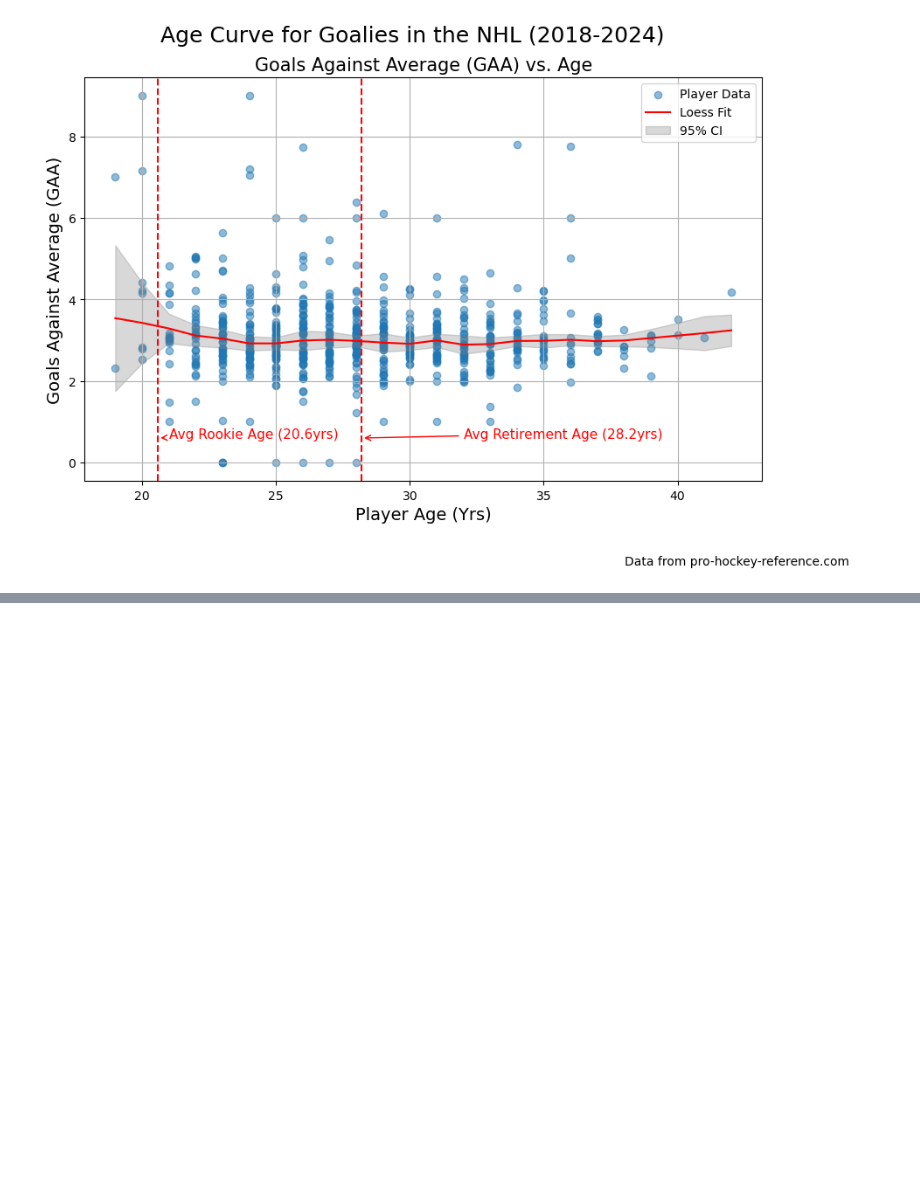
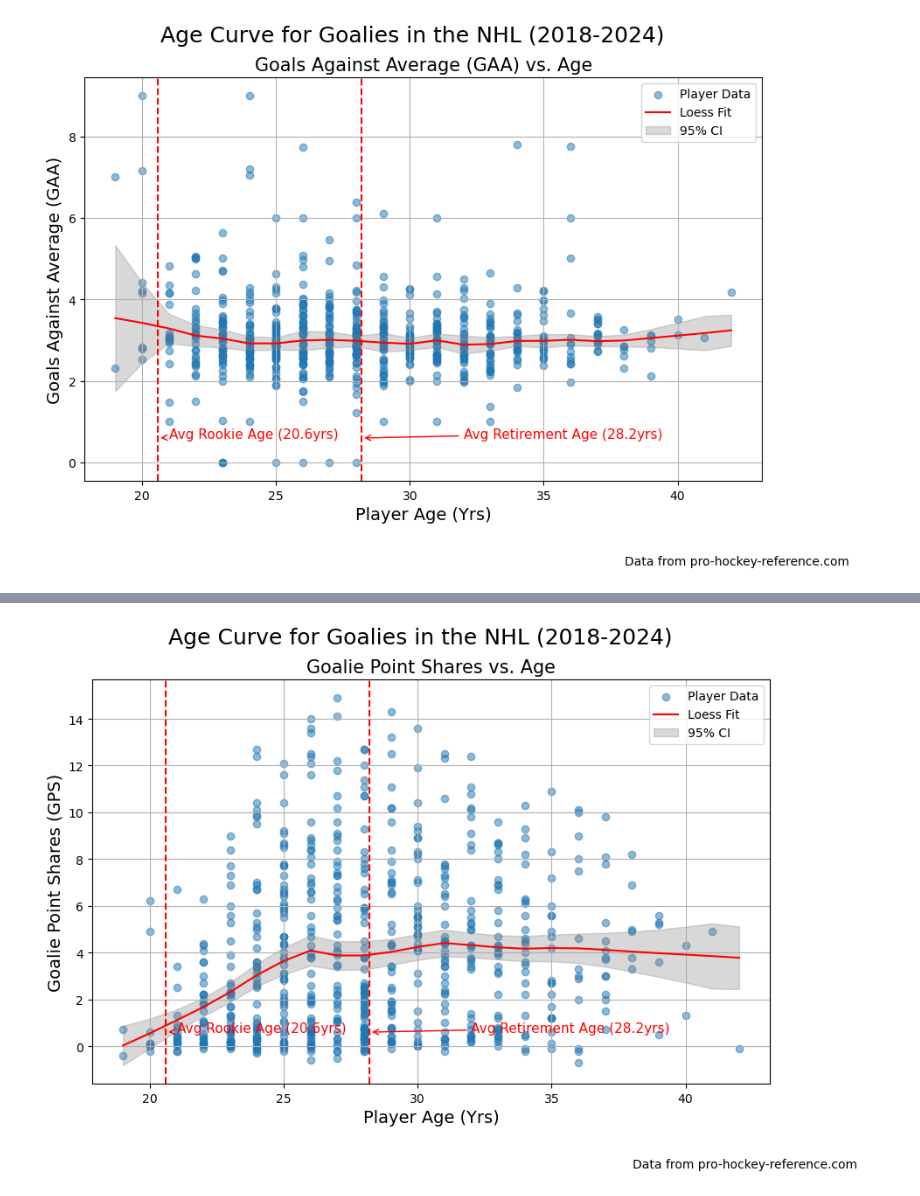
Before and after one commit to cfar506/DSCI235-Project, a Jupyter notebook: 235_Project/goalie_loess.ipynb, the cells around one changed output, grey strips where cells are left out. Drawn from its saved outputs; the diff is of its cells as text; code cells hidden in the pictures; blank space fills up the shorter version.

Commit message:
test comment to make sure its updating

```diff
--- a/235_Project/goalie_loess.ipynb
+++ b/235_Project/goalie_loess.ipynb
@@ -266,0 +431,53 @@ plt.show()
+# %%
+#Plot the results
+plt.figure(figsize=(10,6))
+
+#Add the data as a scatter plot
+plt.scatter(y=y, x= x, alpha=0.5, label= "Player Data")
+
+#Add the loess curve
+plt.plot(x_fit , y_fit, color="red", label= "Loess Fit")
+
+#Add the confidence intervals
+plt.fill_between(x_fit, y_lower,y_upper, color='gray', alpha=0.3, label="95% CI")
+
+#Add a vertical line for the mean age of a rookie in the nhl
+#source: https://pmc.ncbi.nlm.nih.gov/articles/PMC4035396/
+plt.axvline(x=20.6, color='red', linestyle='--')
+plt.axvline(x=28.2, color='red', linestyle='--')
+
+#Add appropriate labels and title
+plt.suptitle("Age Curve for Goalies in the NHL (2018-2024)", fontsize=18)
+plt.ylabel("Goalie Point Shares (GPS)", fontsize=14)
+plt.xlabel("Player Age (Yrs)", fontsize=14)
+plt.title("Goalie Point Shares vs. Age", fontsize=15)
+plt.figtext(1,-0.05,"Data from pro-hockey-reference.com", ha='right')
+
+#Add a text annotation that indicates that the red vertical line is the mean age for rookies in the nhl
+plt.annotate("Avg Rookie Age (20.6yrs)",
+             xy=(20.6, 0.6),
+             xytext=(21,0.6+0.01),
+             arrowprops=dict(arrowstyle= "->", color='red'),
+             color='red',
+             fontsize=11)
+
+#Add a vertical line to the plot showing the average retirement age for players
+plt.annotate("Avg Retirement Age (28.2yrs)",
+             xy=(28.2, 0.6),
+             xytext=(32,0.6+0.01),
+             arrowprops=dict(arrowstyle= "->", color='red'),
+             color='red',
+             fontsize=11)
+
+#Add the grid lines for easy viewing
+plt.grid(True)
+
+#Add the legend
+plt.legend()
+
+#Display the plot
+plt.show()
+
+#test comment
+# %% [output]
+[figure, added]
```
Also changed, not shown: parts of 5 cells of this notebook.
